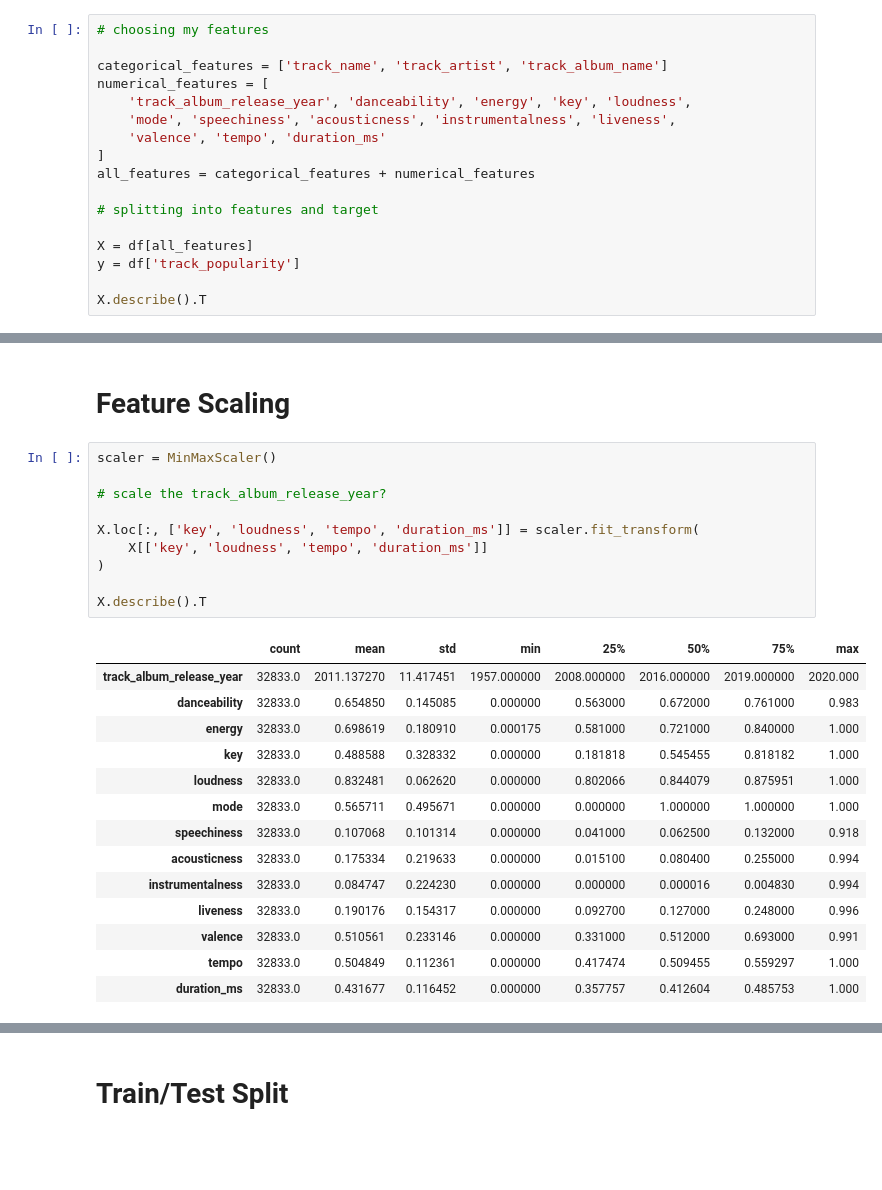
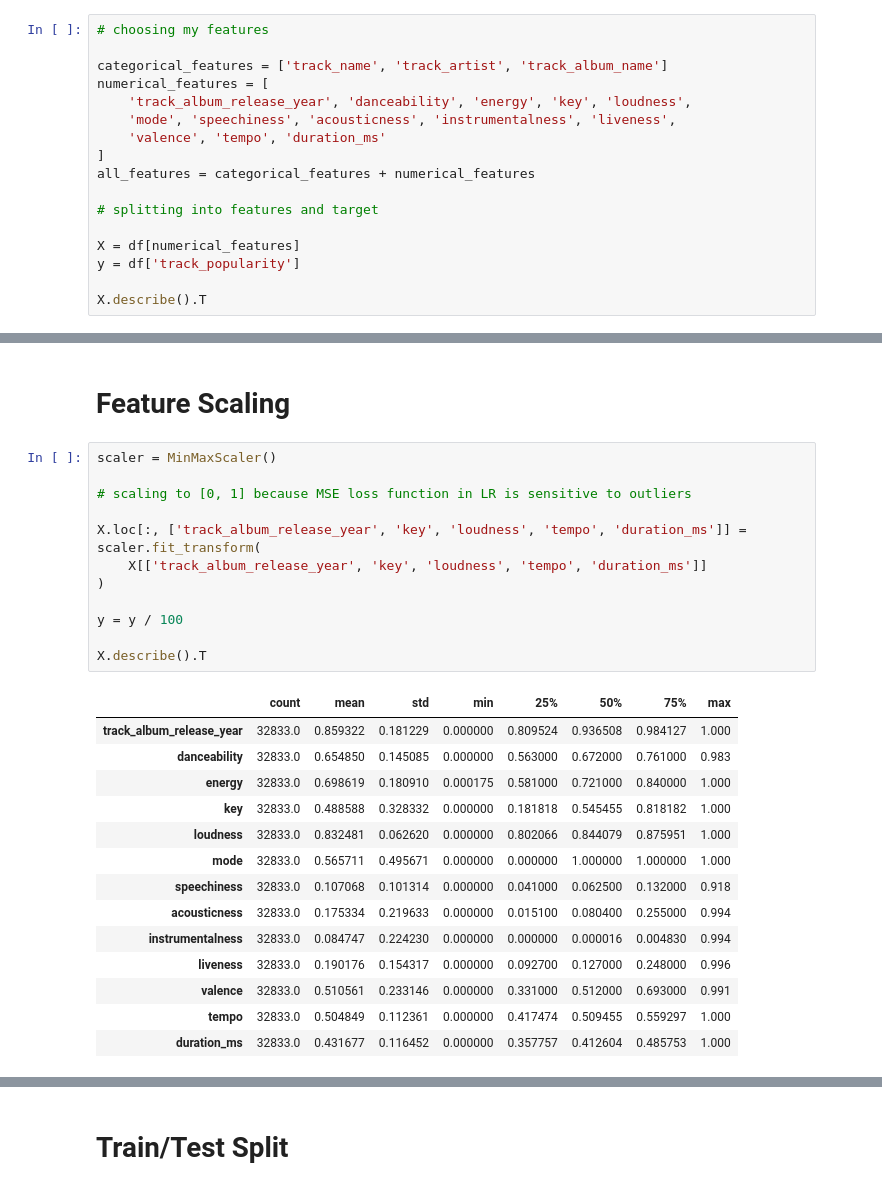
Before and after one commit to 20mattk/Popularize, a Jupyter notebook: Popularize.ipynb, the cells around one changed output, grey strips where cells are left out. Cells and saved outputs as stored; diff of their text form; blank space fills up the shorter version.

```diff
--- a/Popularize.ipynb
+++ b/Popularize.ipynb
@@ -81,7 +87,7 @@ all_features = categorical_features + numerical_features
 
 # splitting into features and target
 
-X = df[all_features]
+X = df[numerical_features]
 y = df['track_popularity']
 
 X.describe().T
@@ -133,16 +136,18 @@ dtype: object
 # %%
 scaler = MinMaxScaler()
 
-# scale the track_album_release_year?
+# scaling to [0, 1] because MSE loss function in LR is sensitive to outliers
 
-X.loc[:, ['key', 'loudness', 'tempo', 'duration_ms']] = scaler.fit_transform(
-    X[['key', 'loudness', 'tempo', 'duration_ms']]
+X.loc[:, ['track_album_release_year', 'key', 'loudness', 'tempo', 'duration_ms']] = scaler.fit_transform(
+    X[['track_album_release_year', 'key', 'loudness', 'tempo', 'duration_ms']]
 )
 
+y = y / 100
+
 X.describe().T
 # %% [output]
 |  | count | mean | std | min | 25% | 50% | 75% | max |
-| track_album_release_year | 32833.0 | 2011.137270 | 11.417451 | 1957.000000 | 2008.000000 | 2016.000000 | 2019.000000 | 2020.000 |
+| track_album_release_year | 32833.0 | 0.859322 | 0.181229 | 0.000000 | 0.809524 | 0.936508 | 0.984127 | 1.000 |
 | danceability | 32833.0 | 0.654850 | 0.145085 | 0.000000 | 0.563000 | 0.672000 | 0.761000 | 0.983 |
 | energy | 32833.0 | 0.698619 | 0.180910 | 0.000175 | 0.581000 | 0.721000 | 0.840000 | 1.000 |
 | key | 32833.0 | 0.488588 | 0.328332 | 0.000000 | 0.181818 | 0.545455 | 0.818182 | 1.000 |
```
Also changed, not shown: parts of 7 cells of this notebook.
